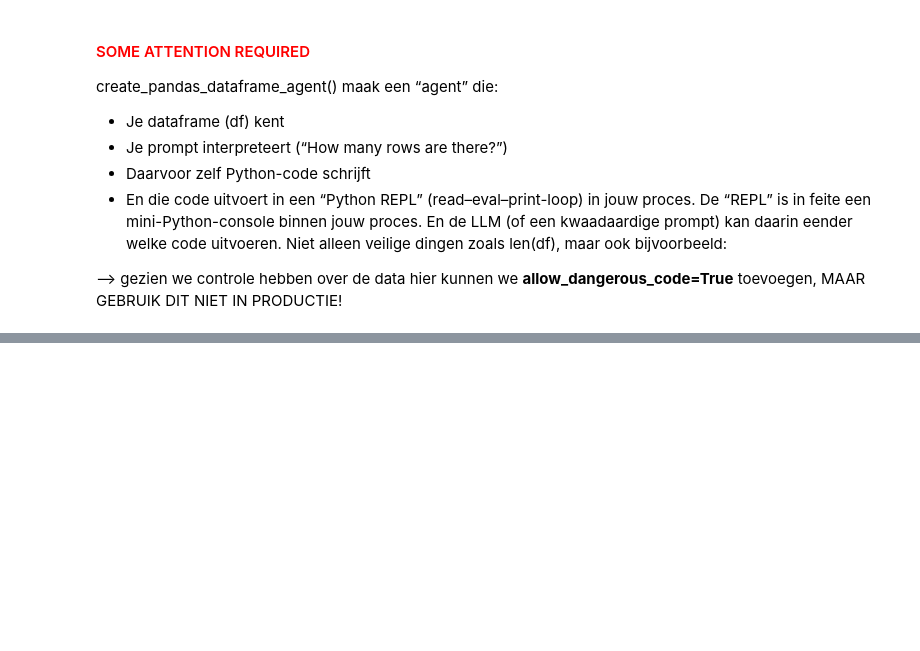
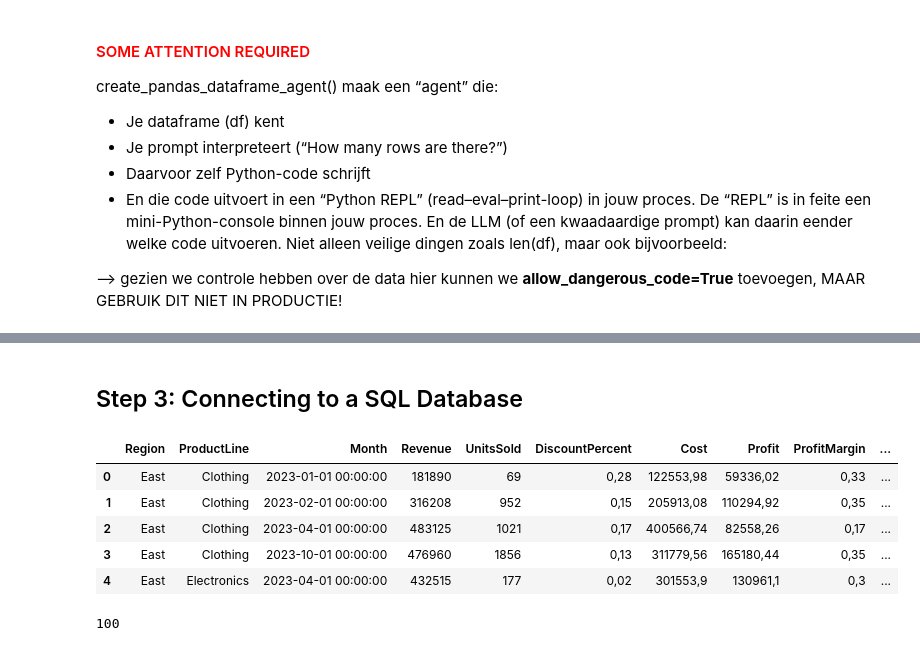
Before and after one commit to sirusai-be/alphacentauri, a Jupyter notebook: main.ipynb, the cells around one changed output, grey strips where cells are left out. Saved outputs shown, nothing was run; the diff lists cells and outputs as text; code cells hidden in the pictures; blank space fills up the shorter version.

```diff
--- a/main.ipynb
+++ b/main.ipynb
@@ -275,0 +385,2 @@ Action Input: |
+# %% [markdown]
+## Step 3: Connecting to a SQL Database
@@ -275,0 +391,51 @@ Action Input: |
+# %%
+import urllib.request
+
+# Create data directory if it doesn't exist
+os.makedirs("data", exist_ok=True)
+
+# Download the file using Python (works on Windows, Mac, Linux)
+# url = "https://covidtracking.com/data/download/all-states-history.csv"
+# file_path = "./data/all-states-history.csv"
+
+# print(f"Downloading from {url}...")
+# urllib.request.urlretrieve(url, file_path)
+# print(f"✅ File downloaded to {file_path}")
+
+# # Load the data
+# df = pd.read_csv(file_path).fillna(value=0)
+# print(f"✅ Loaded {len(df)} rows of data")
+df.head()
+# %% [output]
+|  | Region | ProductLine | Month | Revenue | UnitsSold | DiscountPercent | Cost | Profit | ProfitMargin | ... |
+| 0 | East | Clothing | 2023-01-01 00:00:00 | 181890 | 69 | 0,28 | 122553,98 | 59336,02 | 0,33 | ... |
+| 1 | East | Clothing | 2023-02-01 00:00:00 | 316208 | 952 | 0,15 | 205913,08 | 110294,92 | 0,35 | ... |
+| 2 | East | Clothing | 2023-04-01 00:00:00 | 483125 | 1021 | 0,17 | 400566,74 | 82558,26 | 0,17 | ... |
+| 3 | East | Clothing | 2023-10-01 00:00:00 | 476960 | 1856 | 0,13 | 311779,56 | 165180,44 | 0,35 | ... |
+| 4 | East | Electronics | 2023-04-01 00:00:00 | 432515 | 177 | 0,02 | 301553,9 | 130961,1 | 0,3 | ... |
+# %%
+from sqlalchemy import create_engine
+
+# Path to your SQLite database file
+# database_file_path = "./data/test.db"
+database_file_path = "./data/sales_db.db"
+
+# Create an engine to connect to the SQLite database
+# SQLite only requires the path to the database file
+engine = create_engine(f'sqlite:///{database_file_path}')
+# file_url = "./data/all-states-history.csv"
+# df = pd.read_csv(file_url).fillna(value = 0)
+# df.to_sql(
+#     'all_states_history',
+#     con=engine,
+#     if_exists='replace',
+#     index=False
+# )
+df.to_sql(
+    'sales_db',
+    con=engine,
+    if_exists='replace',
+    index=False
+)
+# %% [output]
+100
```
Also changed, not shown: parts of 32 cells of this notebook.
